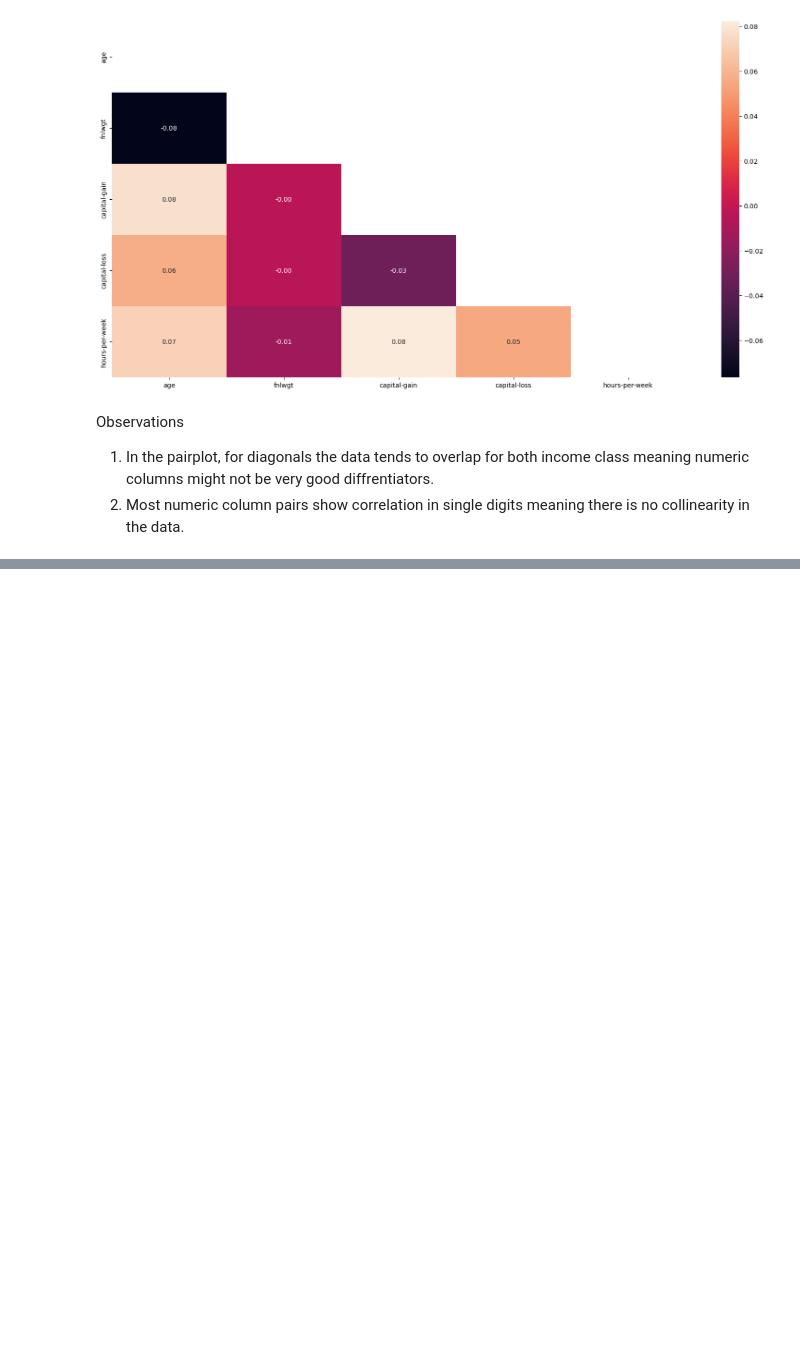
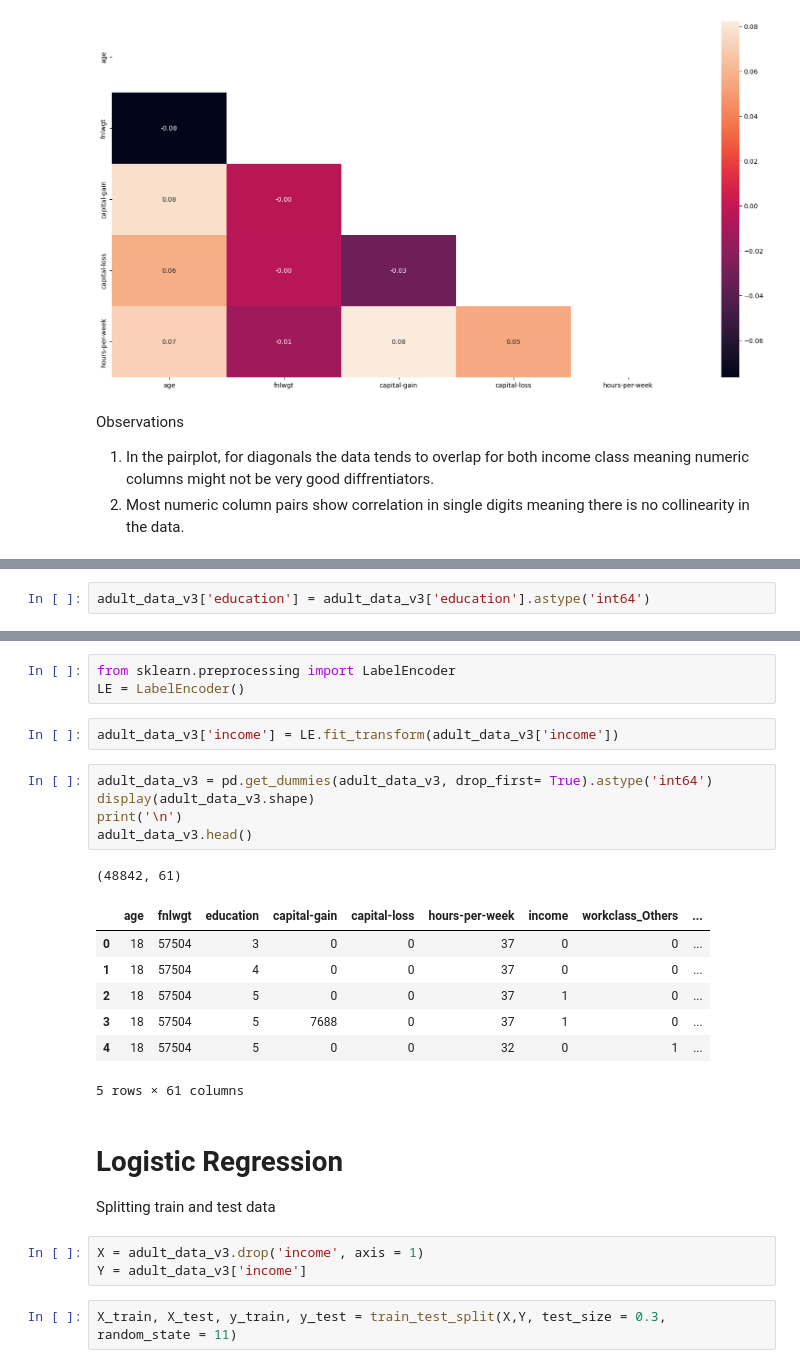
Before and after one commit to keithmmc/dataprojects, a Jupyter notebook: income.ipynb, the cells around one changed output, grey strips where cells are left out. Cells and saved outputs as stored; diff of their text form; blank space fills up the shorter version.

```diff
--- a/income.ipynb
+++ b/income.ipynb
@@ -344,0 +460,2 @@ Observations
+# %%
+adult_data_v3['education'] = adult_data_v3['education'].astype('int64')
@@ -344,0 +473,27 @@ Observations
+# %%
+from sklearn.preprocessing import LabelEncoder
+LE = LabelEncoder()
+# %%
+adult_data_v3['income'] = LE.fit_transform(adult_data_v3['income'])
+# %%
+adult_data_v3 = pd.get_dummies(adult_data_v3, drop_first= True).astype('int64')
+display(adult_data_v3.shape)
+print('\n')
+adult_data_v3.head()
+# %% [output]
+(48842, 61)
+|  | age | fnlwgt | education | capital-gain | capital-loss | hours-per-week | income | workclass_Others | ... |
+| 0 | 18 | 57504 | 3 | 0 | 0 | 37 | 0 | 0 | ... |
+| 1 | 18 | 57504 | 4 | 0 | 0 | 37 | 0 | 0 | ... |
+| 2 | 18 | 57504 | 5 | 0 | 0 | 37 | 1 | 0 | ... |
+| 3 | 18 | 57504 | 5 | 7688 | 0 | 37 | 1 | 0 | ... |
+| 4 | 18 | 57504 | 5 | 0 | 0 | 32 | 0 | 1 | ... |
+5 rows × 61 columns
+# %% [markdown]
+# Logistic Regression
+Splitting train and test data
+# %%
+X = adult_data_v3.drop('income', axis = 1)
+Y = adult_data_v3['income']
+# %%
+X_train, X_test, y_train, y_test = train_test_split(X,Y, test_size = 0.3, random_state = 11)
```
Also changed, not shown: parts of 26 cells of this notebook.
